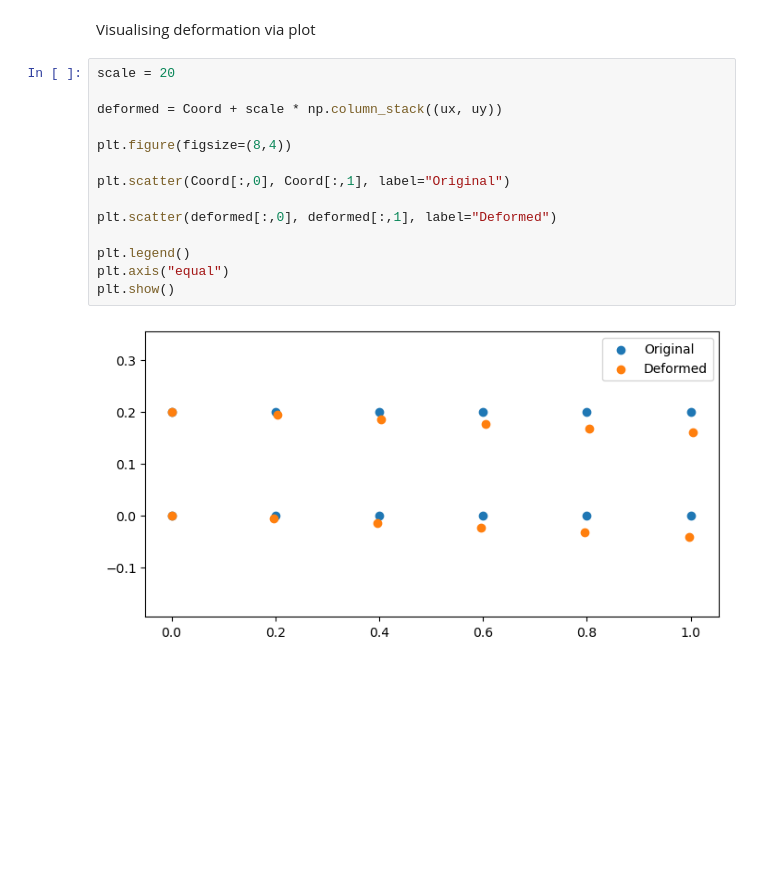
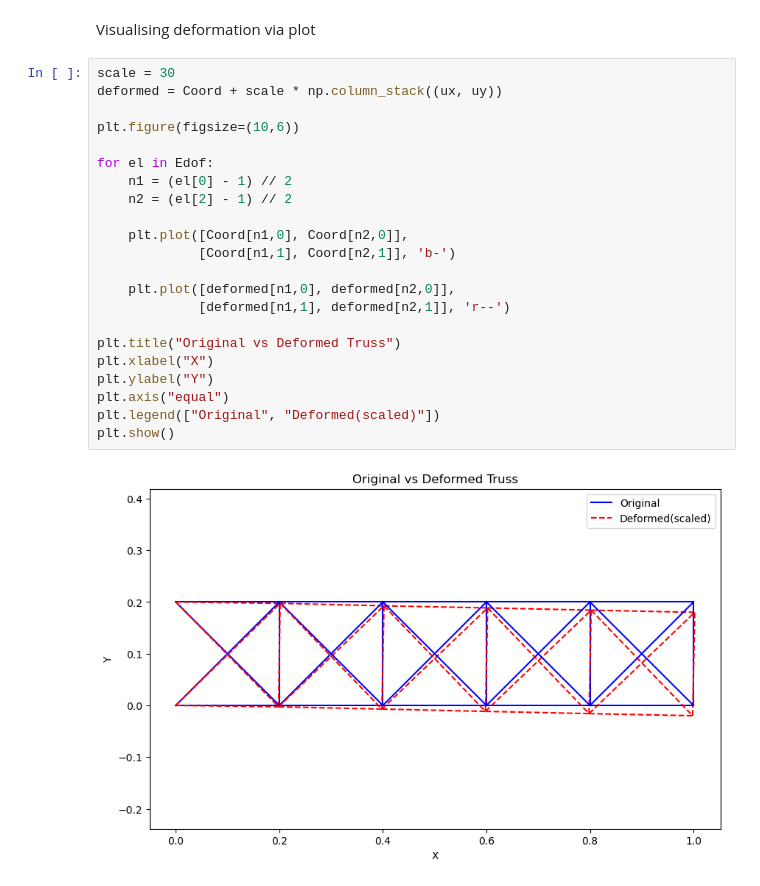
Before and after one commit to Hayagriv1/2d-truss-analysis, a Jupyter notebook: CMD.ipynb, the cells around one changed output. Saved outputs shown, nothing was run; the diff lists cells and outputs as text; blank space fills up the shorter version.

```diff
--- a/CMD.ipynb
+++ b/CMD.ipynb
@@ -164,18 +167,26 @@ print(table)
 # %% [markdown]
 Visualising deformation via plot
 # %%
-scale = 20
-
+scale = 30
 deformed = Coord + scale * np.column_stack((ux, uy))
 
-plt.figure(figsize=(8,4))
+plt.figure(figsize=(10,6))
 
-plt.scatter(Coord[:,0], Coord[:,1], label="Original")
+for el in Edof:
+    n1 = (el[0] - 1) // 2
+    n2 = (el[2] - 1) // 2
 
-plt.scatter(deformed[:,0], deformed[:,1], label="Deformed")
+    plt.plot([Coord[n1,0], Coord[n2,0]],
+             [Coord[n1,1], Coord[n2,1]], 'b-')
 
-plt.legend()
+    plt.plot([deformed[n1,0], deformed[n2,0]],
+             [deformed[n1,1], deformed[n2,1]], 'r--')
+
+plt.title("Original vs Deformed Truss")
+plt.xlabel("X")
+plt.ylabel("Y")
 plt.axis("equal")
+plt.legend(["Original", "Deformed(scaled)"])
 plt.show()
 # %% [output]
-[figure, old version]
+[figure, new version]
```
Also changed, not shown: parts of 5 cells of this notebook.
